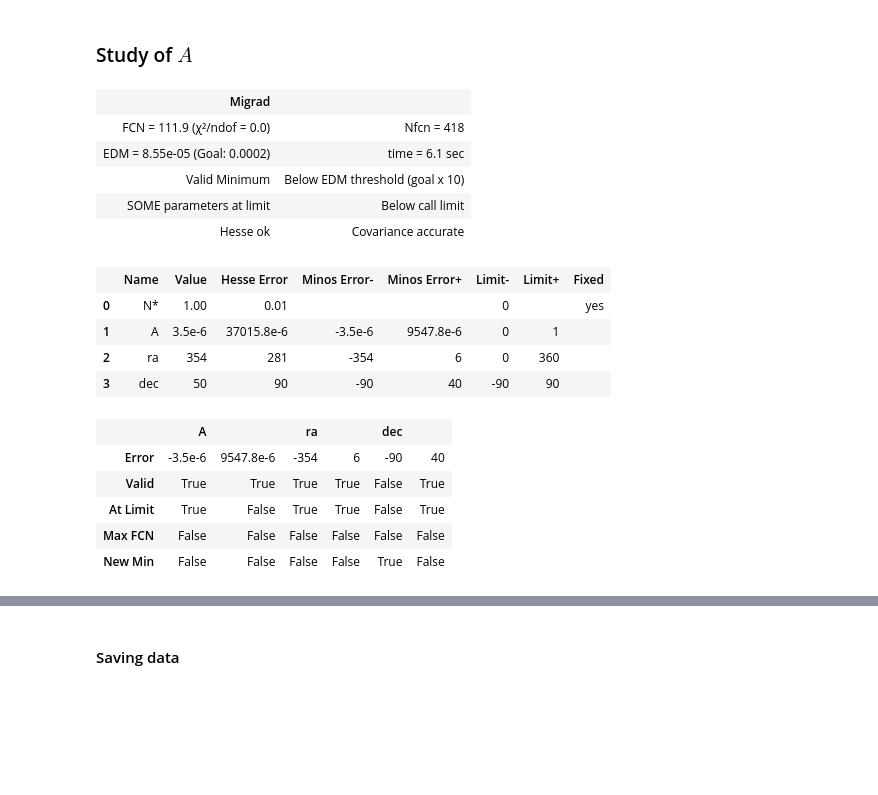
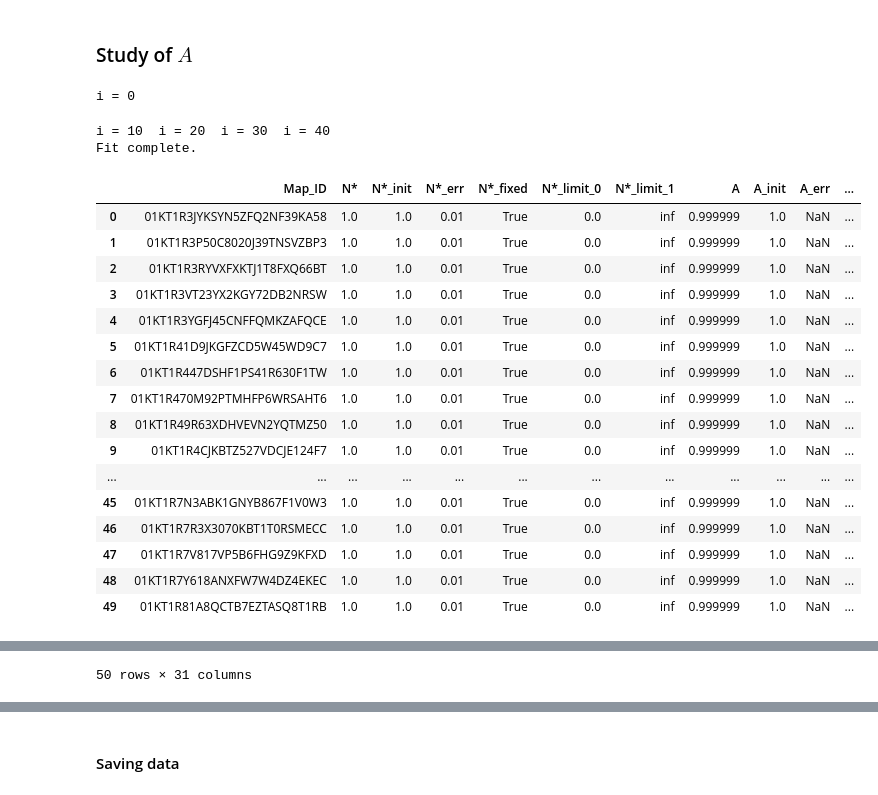
Before and after one commit to johannct/M2_Stage_Code, a Jupyter notebook: Simulation/A_Study_Cluster_Generation.ipynb, the cells around one changed output, grey strips where cells are left out. Cells and saved outputs as stored; diff of their text form; code cells hidden in the pictures; blank space fills up the shorter version.

Commit message:
Etude du fit de dipole + clustering avec shot noise

```diff
--- a/Simulation/A_Study_Cluster_Generation.ipynb
+++ b/Simulation/A_Study_Cluster_Generation.ipynb
@@ -47,10 +47,10 @@ data
   1      BINARY_TBL      MAPS
   2      BINARY_TBL      FIT_NUMPY
 # %%
-mapID, hpmap = data['MAPS'][0] #first clustering map
+mapID_cl, hpmap = data['MAPS'][0] #first clustering map
 hpmap = hp.reorder(hpmap, r2n=True)
 clMapper = CountMapper.from_map(hpmap)
-clMapper._set_instance_settingsPlot(unit = f"Clustering density constrast\nfor Map ID : {mapID}")
+clMapper._set_instance_settingsPlot(unit = f"Clustering density constrast\nfor Map ID : {mapID_cl}")
 
 init =  (0, 100, 0)
 clMapper.fit_dipole("", init, fit_monop=False)
@@ -239,60 +239,81 @@ monopMapper.fit_dipole("", init)
 # %% [markdown]
 ### Study of $A$
 # %%
-def get_clDipMonop(A, l=l, b=b, M=NSource_px_th):
+def get_clDipMonop(A, l=l, b=b, M=NSource_px_th, poissNoise=False):
     dipole = apply_dipole_Alb(np.arange(npix), A, l, b, nest)
     dipoleMapper = CountMapper.from_map(dipole, nest=nest)
     dipoleMapper._set_instance_settingsPlot(unit = f"Dipole density constrast for A = {A}")
 
     dipoleClMapper = dipoleMapper.add(clMapper)
-    dipoleClMapper._set_instance_settingsPlot(unit = f"Dipole density constrast for A = {A}\nwith clustering ID : {mapID}")
+    dipoleClMapper._set_instance_settingsPlot(unit = f"Dipole density constrast for A = {A}\nwith clustering ID : {mapID_cl}")
 
     monop = apply_monopole_Mcontrast(dipoleClMapper.map, M)
     monopMapper = CountMapper.from_map(monop)
+    monopMapper.set_mapID(mapID_cl)
+
+    if poissNoise: monopMapper = monopMapper.get_poisson_noise()
     monopMapper._set_suffixTextPlot(unit = f"dipole A = {A}, and monopole N* = {NSource_px_th}")
 
     return monopMapper, dipoleClMapper, dipoleMapper
 
 
 def get_add_param(m, A, l=l, b=b, M=NSource_px_th):
     add_param = {}
     for k, v in zip(m.values.to_dict().keys(), (M, A, l, b)): add_param[k + "_true"] = v
     return add_param
 
 
-def get_compute(A, l=l, b=b, M=NSource_px_th, init=(1e6, 1, 100, 0), fixed=[]):
-    monopMapper, dipoleClMapper, dipoleMapper = get_clDipMonop(A, l, b, M)
+def get_compute(A, l=l, b=b, M=NSource_px_th, init=(1e6, 1, 100, 0), fixed=[], poissNoise=False):
+    monopMapper, dipoleClMapper, dipoleMapper = get_clDipMonop(A, l, b, M, poissNoise)
     m = monopMapper.fit_dipole("", init, plot_fig=False, plot_map=False, verbose=False, fixed=fixed)
     add_param = get_add_param(m, A, l, b, M)
+    if poissNoise: add_param["Cluster_ID"] = mapID_cl
+    mapID = monopMapper.ID
     dic_param = get_dicParam_minuit(m, mapID, add_param=add_param)
     return m, dic_param, monopMapper
 
 
 
-
+poissNoise = True
 Alist = np.logspace(-3, -1, 50)
 Atest = Alist[0]
 
-M, init = 1, (1, 1, 100, 0)
+M, init = NSource_px_th, (1, 1, 100, 0)
 fixed = ['N*']
-m, dic_param, monopMapper = get_compute(Atest, M=M, init=init, fixed=fixed)
-dfMinuit = dic_param.copy()
-m
+fixed = []
+
+dfMinuit, mapList, IDlist = [], [], []
+
+for i in range(len(Alist)):
+    if i % 10 == 0: print(f'i = {i}', end = '\t')
+    Atest = Alist[i]
+    m, dic_param, monopMapper = get_compute(Atest, M=M, init=init, fixed=fixed, poissNoise=poissNoise)
+    dfMinuit.append(dic_param)
+    mapList.append(monopMapper._select_useMap(""))
+    IDlist.append(str(monopMapper.ID))
+print('\nFit complete.')
+
+dfMinuit = pd.concat(dfMinuit, ignore_index=True)
+dicMaps = get_dicMaps(IDlist, mapList)
+dfMinuit
 # %% [output]
+i = 0
+i = 10  i = 20  i = 30  i = 40
+Fit complete.
-| Migrad |  |
-| FCN = 111.9 (χ²/ndof = 0.0) | Nfcn = 418 |
-| EDM = 8.55e-05 (Goal: 0.0002) | time = 6.1 sec |
-| Valid Minimum | Below EDM threshold (goal x 10) |
-| SOME parameters at limit | Below call limit |
-| Hesse ok | Covariance accurate |
+|  | Map_ID | N* | N*_init | N*_err | N*_fixed | N*_limit_0 | N*_limit_1 | A | A_init | A_err | ... |
+| 0 | 01KT1R3JYKSYN5ZFQ2NF39KA58 | 1.0 | 1.0 | 0.01 | True | 0.0 | inf | 0.999999 | 1.0 | NaN | ... |
+| 1 | 01KT1R3P50C8020J39TNSVZBP3 | 1.0 | 1.0 | 0.01 | True | 0.0 | inf | 0.999999 | 1.0 | NaN | ... |
+| 2 | 01KT1R3RYVXFXKTJ1T8FXQ66BT | 1.0 | 1.0 | 0.01 | True | 0.0 | inf | 0.999999 | 1.0 | NaN | ... |
+| 3 | 01KT1R3VT23YX2KGY72DB2NRSW | 1.0 | 1.0 | 0.01 | True | 0.0 | inf | 0.999999 | 1.0 | NaN | ... |
+| 4 | 01KT1R3YGFJ45CNFFQMKZAFQCE | 1.0 | 1.0 | 0.01 | True | 0.0 | inf | 0.999999 | 1.0 | NaN | ... |
+| 5 | 01KT1R41D9JKGFZCD5W45WD9C7 | 1.0 | 1.0 | 0.01 | True | 0.0 | inf | 0.999999 | 1.0 | NaN | ... |
+| 6 | 01KT1R447DSHF1PS41R630F1TW | 1.0 | 1.0 | 0.01 | True | 0.0 | inf | 0.999999 | 1.0 | NaN | ... |
+| 7 | 01KT1R470M92PTMHFP6WRSAHT6 | 1.0 | 1.0 | 0.01 | True | 0.0 | inf | 0.999999 | 1.0 | NaN | ... |
+| 8 | 01KT1R49R63XDHVEVN2YQTMZ50 | 1.0 | 1.0 | 0.01 | True | 0.0 | inf | 0.999999 | 1.0 | NaN | ... |
+| 9 | 01KT1R4CJKBTZ527VDCJE124F7 | 1.0 | 1.0 | 0.01 | True | 0.0 | inf | 0.999999 | 1.0 | NaN | ... |
+| ... | ... | ... | ... | ... | ... | ... | ... | ... | ... | ... | ... |
+| 45 | 01KT1R7N3ABK1GNYB867F1V0W3 | 1.0 | 1.0 | 0.01 | True | 0.0 | inf | 0.999999 | 1.0 | NaN | ... |
+| 46 | 01KT1R7R3X3070KBT1T0RSMECC | 1.0 | 1.0 | 0.01 | True | 0.0 | inf | 0.999999 | 1.0 | NaN | ... |
+| 47 | 01KT1R7V817VP5B6FHG9Z9KFXD | 1.0 | 1.0 | 0.01 | True | 0.0 | inf | 0.999999 | 1.0 | NaN | ... |
+| 48 | 01KT1R7Y618ANXFW7W4DZ4EKEC | 1.0 | 1.0 | 0.01 | True | 0.0 | inf | 0.999999 | 1.0 | NaN | ... |
+| 49 | 01KT1R81A8QCTB7EZTASQ8T1RB | 1.0 | 1.0 | 0.01 | True | 0.0 | inf | 0.999999 | 1.0 | NaN | ... |
-|  | Name | Value | Hesse Error | Minos Error- | Minos Error+ | Limit- | Limit+ | Fixed |
-| 0 | N* | 1.00 | 0.01 |  |  | 0 |  | yes |
-| 1 | A | 3.5e-6 | 37015.8e-6 | -3.5e-6 | 9547.8e-6 | 0 | 1 |  |
-| 2 | ra | 354 | 281 | -354 | 6 | 0 | 360 |  |
-| 3 | dec | 50 | 90 | -90 | 40 | -90 | 90 |  |
-|  | A |  | ra |  | dec |  |
-| Error | -3.5e-6 | 9547.8e-6 | -354 | 6 | -90 | 40 |
-| Valid | True | True | True | True | False | True |
-| At Limit | True | False | True | True | False | True |
-| Max FCN | False | False | False | False | False | False |
-| New Min | False | False | False | False | True | False |
@@ -303,0 +320 @@ m
+50 rows × 31 columns
```
Also changed, not shown: parts of 8 cells of this notebook, 4 other files.
